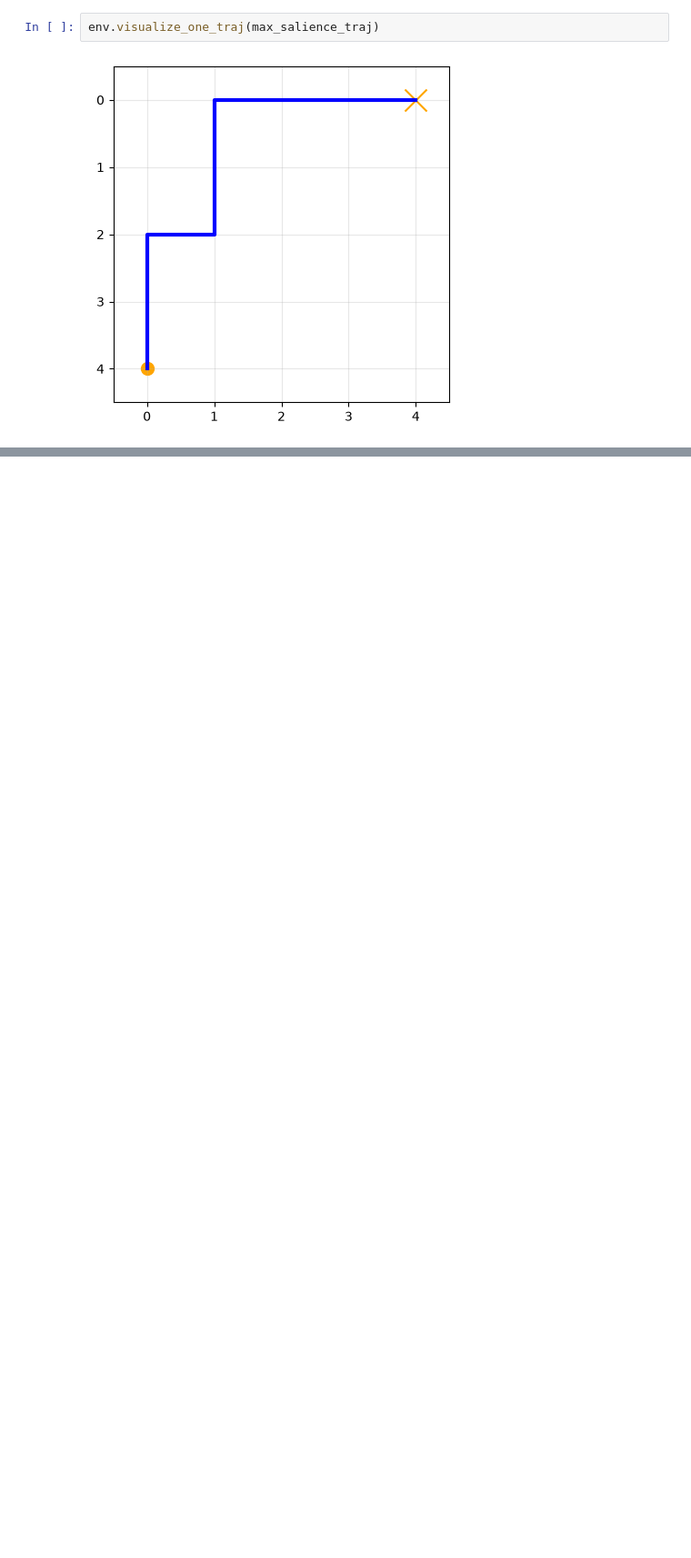
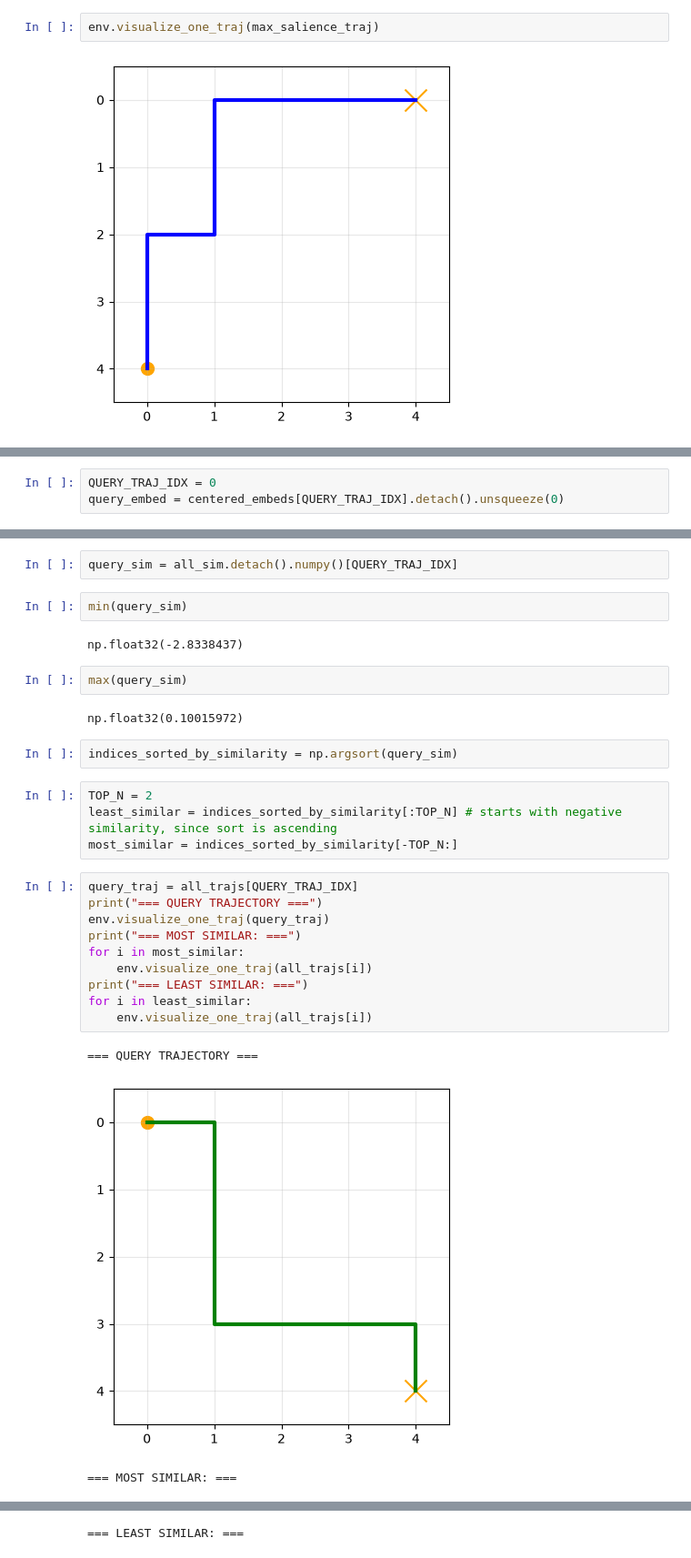
Before and after one commit to mirandali707/tversky_sirl, a Jupyter notebook: experiments/001-sirl-cleanup/src/tversky_features.ipynb, the cells around one changed output, grey strips where cells are left out. Shown at 91% size. Cells and saved outputs as stored; diff of their text form; blank space fills up the shorter version.

Commit message:
sirl figure 3 replication - sampling most and least similar trajs

```diff
--- a/experiments/001-sirl-cleanup/src/tversky_features.ipynb
+++ b/experiments/001-sirl-cleanup/src/tversky_features.ipynb
@@ -157,0 +178,3 @@ env.visualize_one_traj(max_salience_traj)
+# %%
+QUERY_TRAJ_IDX = 0
+query_embed = centered_embeds[QUERY_TRAJ_IDX].detach().unsqueeze(0)
@@ -157,0 +186,30 @@ env.visualize_one_traj(max_salience_traj)
+# %%
+query_sim = all_sim.detach().numpy()[QUERY_TRAJ_IDX]
+# %%
+min(query_sim)
+# %% [output]
+np.float32(-2.8338437)
+# %%
+max(query_sim)
+# %% [output]
+np.float32(0.10015972)
+# %%
+indices_sorted_by_similarity = np.argsort(query_sim)
+# %%
+TOP_N = 2
+least_similar = indices_sorted_by_similarity[:TOP_N] # starts with negative similarity, since sort is ascending
+most_similar = indices_sorted_by_similarity[-TOP_N:]
+# %%
+query_traj = all_trajs[QUERY_TRAJ_IDX]
+print("=== QUERY TRAJECTORY ===")
+env.visualize_one_traj(query_traj)
+print("=== MOST SIMILAR: ===")
+for i in most_similar:
+    env.visualize_one_traj(all_trajs[i])
+print("=== LEAST SIMILAR: ===")
+for i in least_similar:
+    env.visualize_one_traj(all_trajs[i])
+# %% [output]
+=== QUERY TRAJECTORY ===
+[figure, added]
+=== MOST SIMILAR: ===
@@ -157,0 +218 @@ env.visualize_one_traj(max_salience_traj)
+=== LEAST SIMILAR: ===
```
Also changed, not shown: parts of 6 cells of this notebook.
